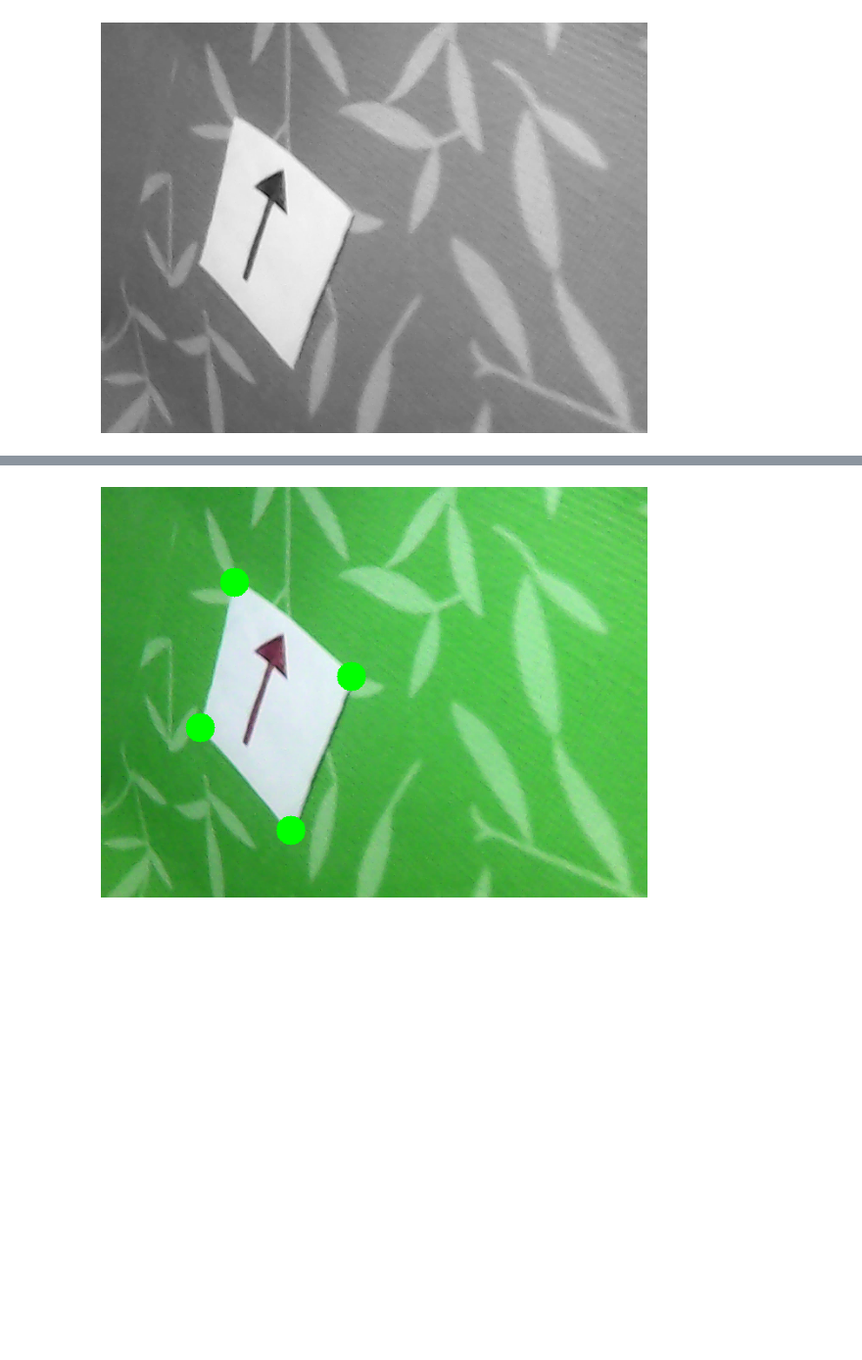
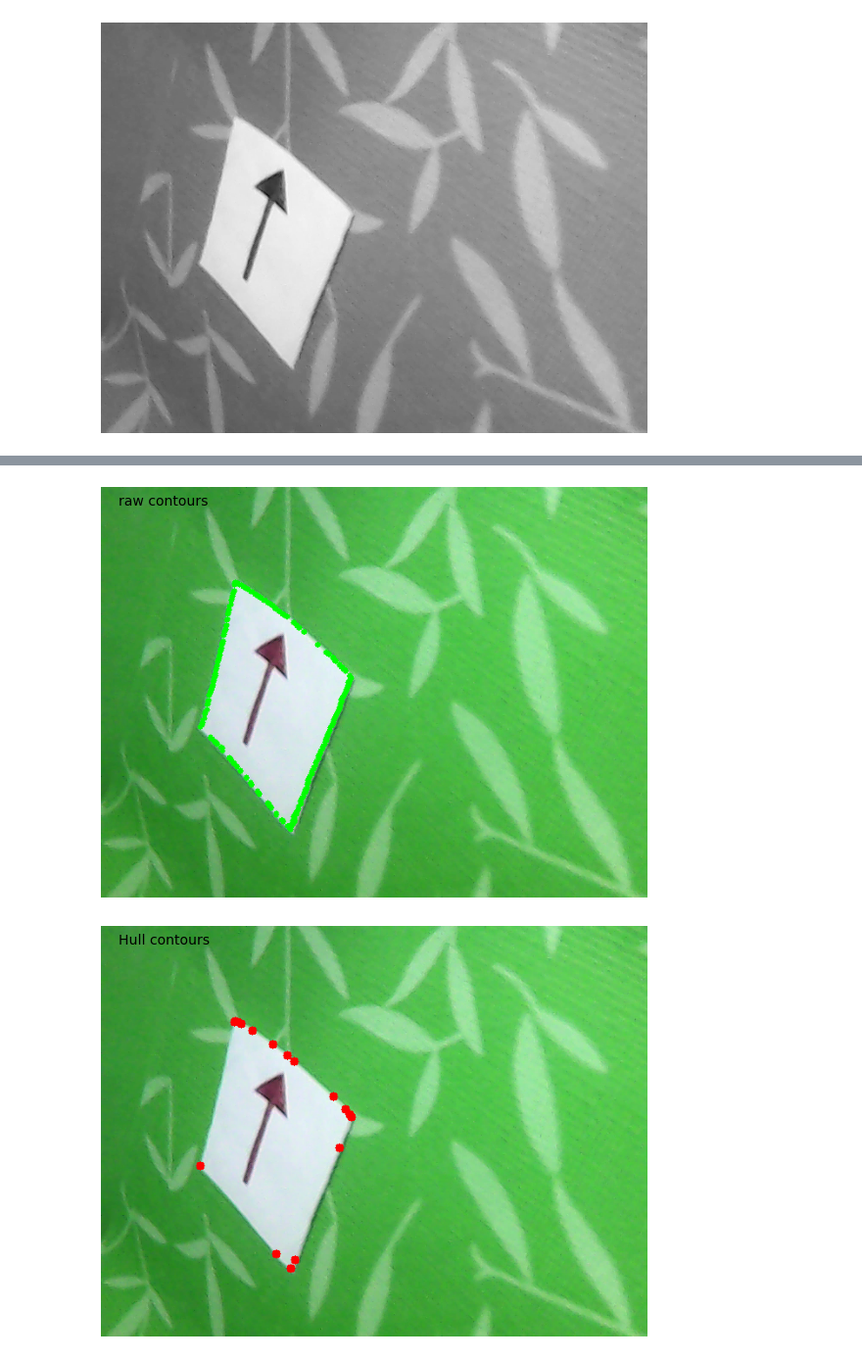
Before and after one commit to PtrShi/cvr_course, a Jupyter notebook: notebooks/cv_hw3.ipynb, the cells around one changed output, grey strips where cells are left out. Shown at 98% size. Drawn from its saved outputs; the diff is of its cells as text; code cells hidden in the pictures; blank space fills up the shorter version.

```diff
--- a/notebooks/cv_hw3.ipynb
+++ b/notebooks/cv_hw3.ipynb
@@ -44,8 +44,8 @@ if img_orig is None:
 plt.imshow (img_orig)
 plt.axis ('off')
 plt.show ()
-img_work = cv2.cvtColor (img_orig, cv2.COLOR_BGR2GRAY)
-plt.imshow (img_work, cmap = 'gray')
+img_bw = cv2.cvtColor (img_orig, cv2.COLOR_BGR2GRAY)
+plt.imshow (img_bw, cmap = 'gray')
 plt.axis ('off')
 plt.show ()
 # %% [output]
@@ -53,10 +53,10 @@ plt.show ()
 [figure]
 # %%
 # Mask
-low_th  = (200) #, 200, 200)
+low_th  = (210) #, 200, 200)  # Надо менять в зависимости от картинки
 high_th = (255) #, 255, 255)
 
-mask = cv2.inRange (img_work, low_th, high_th)
+mask = cv2.inRange (img_bw, low_th, high_th)
 # ker_sz = 3
 # kernel = np.ones ((ker_sz, ker_sz), np.uint8)
 # mask = cv2.dilate (mask, kernel, iterations = 1)
@@ -69,34 +69,38 @@ plt.show ()
 # %%
 # ищем контуры
 contours, _ = cv2.findContours (mask, cv2.RETR_EXTERNAL, cv2.CHAIN_APPROX_SIMPLE)
 j = 1
-ind_largest_cont = 0
+ind_largest_cont = 0 # let's find the largest contour
+# I'm not so good with python magic
 while j < len (contours):
   if len (contours [j]) > len (contours [ind_largest_cont]):
     ind_largest_cont = j
   j = j + 1
 
-#print (ind_largest_cont)
+cnt = contours [ind_largest_cont]
 
-#print (np.shape (contours[0]))
-#print (contours)
-cnt = contours [ind_largest_cont]
-approx = cv2.convexHull (cnt)
-epsilon = 0.05 * cv2.arcLength (approx, True)
-approx = cv2.approxPolyDP (approx, epsilon, True)
-contour_marked = cv2.drawContours (img_orig, approx, -1, (0, 255, 0), 33)
-plt.imshow (contour_marked)
+cnt_raw = cv2.drawContours (img_orig.copy (), cnt, -1, (0, 255, 0), 5)
+plt.imshow (cnt_raw)
+plt.text (20, 20, 'raw contours', fontsize=14)
+plt.axis ('off')
+plt.show ()
+
+cnt_hull = cv2.convexHull (cnt)
+cnt_hull_draw = cv2.drawContours (img_orig.copy (), cnt_hull, -1, (255, 0, 0), 10)
+
+plt.imshow (cnt_hull_draw)
+plt.text (20, 20, 'Hull contours', fontsize=14)
 plt.axis ('off')
 plt.show ()
 
 
-
-print (np.shape (approx))
-print (approx)
-
-cv2.drawContours(mask, cnt, 0, (255,0,0), 5)
-plt.imshow (mask)
+epsilon = 0.05 * cv2.arcLength (cnt_hull, True)
+approx = cv2.approxPolyDP (cnt_hull, epsilon, True)
+contour_marked = cv2.drawContours (img_orig.copy (), approx, -1, (0, 0, 255), 10)
+plt.imshow (contour_marked)
+plt.text (20, 20, 'vertices', fontsize=14)
 plt.axis ('off')
 plt.show ()
 # %% [output]
-[figure, old version]
+[figure, new version]
+[figure, added]
```
Also changed, not shown: parts of 4 cells of this notebook.
